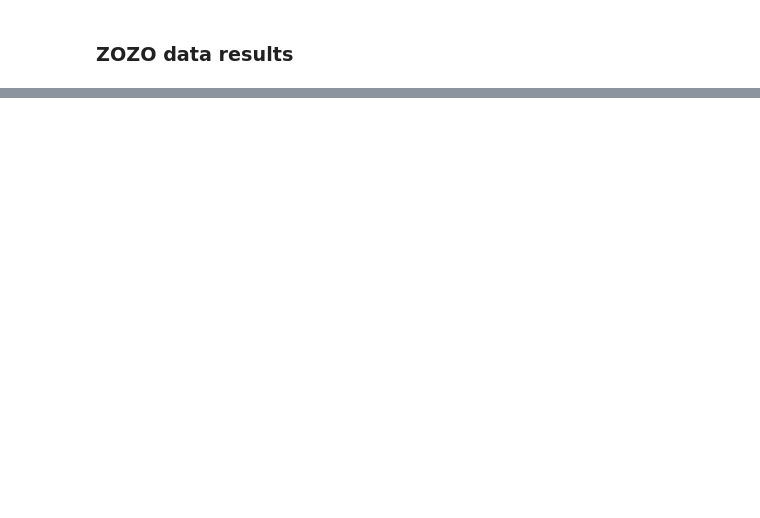
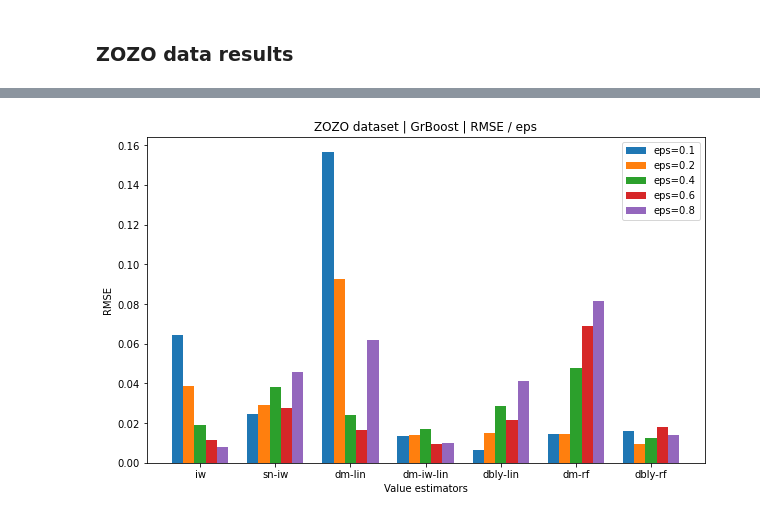
Before and after one commit to EricHe98/direct_method, a Jupyter notebook: notebooks/zozo.ipynb, the cells around one changed output, grey strips where cells are left out. Cells and saved outputs as stored; diff of their text form; code cells hidden in the pictures; blank space fills up the shorter version.

```diff
--- a/notebooks/zozo.ipynb
+++ b/notebooks/zozo.ipynb
@@ -555,0 +434,40 @@ Direct methods performs well under more random logging policy (small epsilon; le
+# %%
+data = [
+['iw', 0.946970, 0.032972, 0.014745, 0.055468, 0.064528, 0.1],
+['sn-iw', 0.869671, 0.011667, 0.005218, -0.021830, 0.024752, 0.1],
+['dm-lin', 0.735341, 0.009781, 0.004374, -0.156160, 0.156466, 0.1],
+['dm-iw-lin', 0.881221, 0.008500, 0.003801, -0.010280, 0.013339, 0.1],
+['dbly-lin', 0.892550, 0.006530, 0.002920, 0.001049, 0.006614, 0.1],
+['dm-rf', 0.879678, 0.008742, 0.003909, -0.011824, 0.014704, 0.1],
+['dbly-rf', 0.878884, 0.009508, 0.004252, -0.012618, 0.015799, 0.1],
+['iw', 0.929162, 0.009386, 0.004197, 0.037661, 0.038813, 0.2],
+['sn-iw', 0.864236, 0.009911, 0.004432, -0.027266, 0.029011, 0.2],
+['dm-lin', 0.800168, 0.016579, 0.007414, -0.091334, 0.092826, 0.2],
+['dm-iw-lin', 0.880533, 0.008357, 0.003738, -0.010969, 0.013790, 0.2],
+['dbly-lin', 0.877615, 0.005855, 0.002618, -0.013886, 0.015070, 0.2],
+['dm-rf', 0.905560, 0.003909, 0.001748, 0.014059, 0.014592, 0.2],
+['dbly-rf', 0.888407, 0.008801, 0.003936, -0.003094, 0.009329, 0.2],
+['iw', 0.909124, 0.007725, 0.003455, 0.017623, 0.019241, 0.4],
+['sn-iw', 0.858994, 0.020008, 0.008948, -0.032508, 0.038172, 0.4],
+['dm-lin', 0.874616, 0.016884, 0.007551, -0.016885, 0.023878, 0.4],
+['dm-iw-lin', 0.878847, 0.011204, 0.005011, -0.012654, 0.016902, 0.4],
+['dbly-lin', 0.867531, 0.015223, 0.006808, -0.023970, 0.028396, 0.4],
+['dm-rf', 0.938930, 0.004237, 0.001895, 0.047429, 0.047618, 0.4],
+['dbly-rf', 0.890145, 0.012363, 0.005529, -0.001356, 0.012438, 0.4],
+['iw', 0.897852, 0.009773, 0.004370, 0.006351, 0.011655, 0.6],
+['sn-iw', 0.868491, 0.015234, 0.006813, -0.023011, 0.027597, 0.6],
+['dm-lin', 0.906037, 0.008328, 0.003724, 0.014536, 0.016752, 0.6],
+['dm-iw-lin', 0.890905, 0.009356, 0.004184, -0.000596, 0.009375, 0.6],
+['dbly-lin', 0.874406, 0.013385, 0.005986, -0.017095, 0.021712, 0.6],
+['dm-rf', 0.960238, 0.000704, 0.000315, 0.068737, 0.068741, 0.6],
+['dbly-rf', 0.905743, 0.011291, 0.005050, 0.014242, 0.018175, 0.6],
+['iw', 0.889981, 0.007677, 0.003433, -0.001521, 0.007826, 0.8],
+['sn-iw', 0.846076, 0.006432, 0.002876, -0.045425, 0.045878, 0.8],
+['dm-lin', 0.952672, 0.007338, 0.003282, 0.061170, 0.061609, 0.8],
+['dm-iw-lin', 0.888959, 0.009754, 0.004362, -0.002542, 0.010080, 0.8],
+['dbly-lin', 0.851901, 0.010654, 0.004765, -0.039600, 0.041008, 0.8],
+['dm-rf', 0.973203, 0.000675, 0.000302, 0.081702, 0.081704, 0.8],
+['dbly-rf', 0.897816, 0.012506, 0.005593, 0.006315, 0.014010, 0.8]
+]
+
+zozo_gb_results = pd.DataFrame(data, columns = ['stat', 'mean', 'SD', 'SE', 'bias', 'RMSE', 'eps'])
@@ -555,0 +478,4 @@ Direct methods performs well under more random logging policy (small epsilon; le
+# %%
+barplot_by_eps(zozo_gb_results, eps_list, 'gb', 'RMSE')
+# %% [output]
+[figure, added]
```
Also changed, not shown: parts of 41 cells of this notebook, 3 other files.
